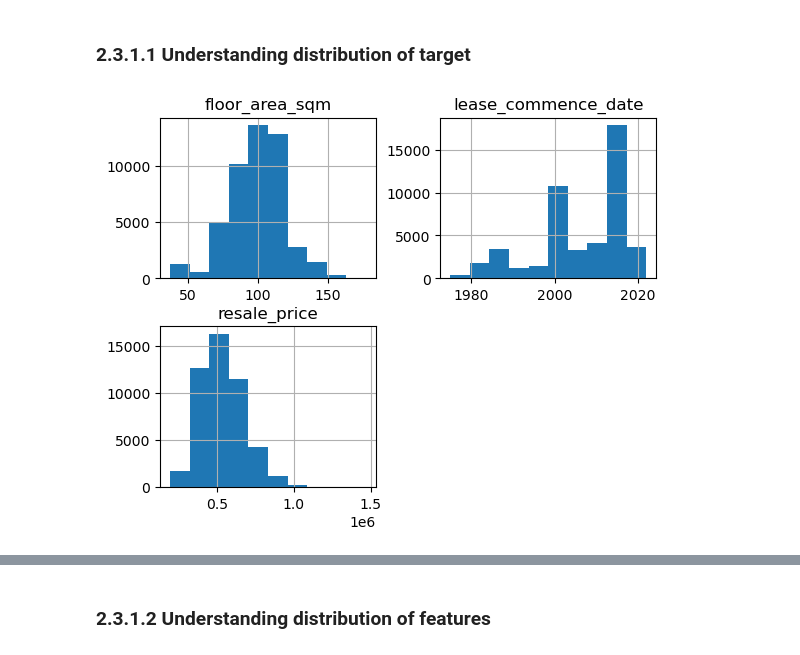
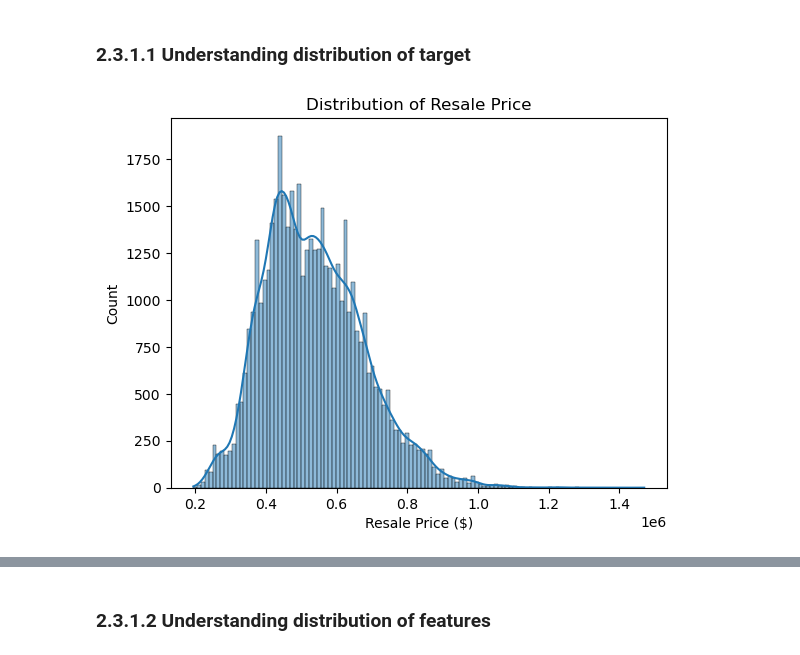
Before and after one commit to niroxzv/mldpschooljunyu, a Jupyter notebook: MLDP Program Codes Submission Template(1).ipynb, the cells around one changed output, grey strips where cells are left out. Saved outputs shown, nothing was run; the diff lists cells and outputs as text; code cells hidden in the pictures.

```diff
--- a/MLDP Program Codes Submission Template(1).ipynb
+++ b/MLDP Program Codes Submission Template(1).ipynb
@@ -115,14 +114,12 @@ df.describe()
 # %% [markdown]
 ### 2.3.1.1 Understanding distribution of target
 # %%
-## Understanding distribution of features
-df.hist()
 ## Understanding distribution of target
 # Target = resale_price. A histogram shows its shape (e.g. skew, common price range).
 sns.histplot(df['resale_price'], kde=True)
 plt.title('Distribution of Resale Price')
 plt.xlabel('Resale Price ($)')
 plt.ylabel('Count')
 plt.show()
 # %% [output]
-[figure, old version]
+[figure, new version]
```
Also changed, not shown: parts of 22 cells of this notebook, 3 other files.
